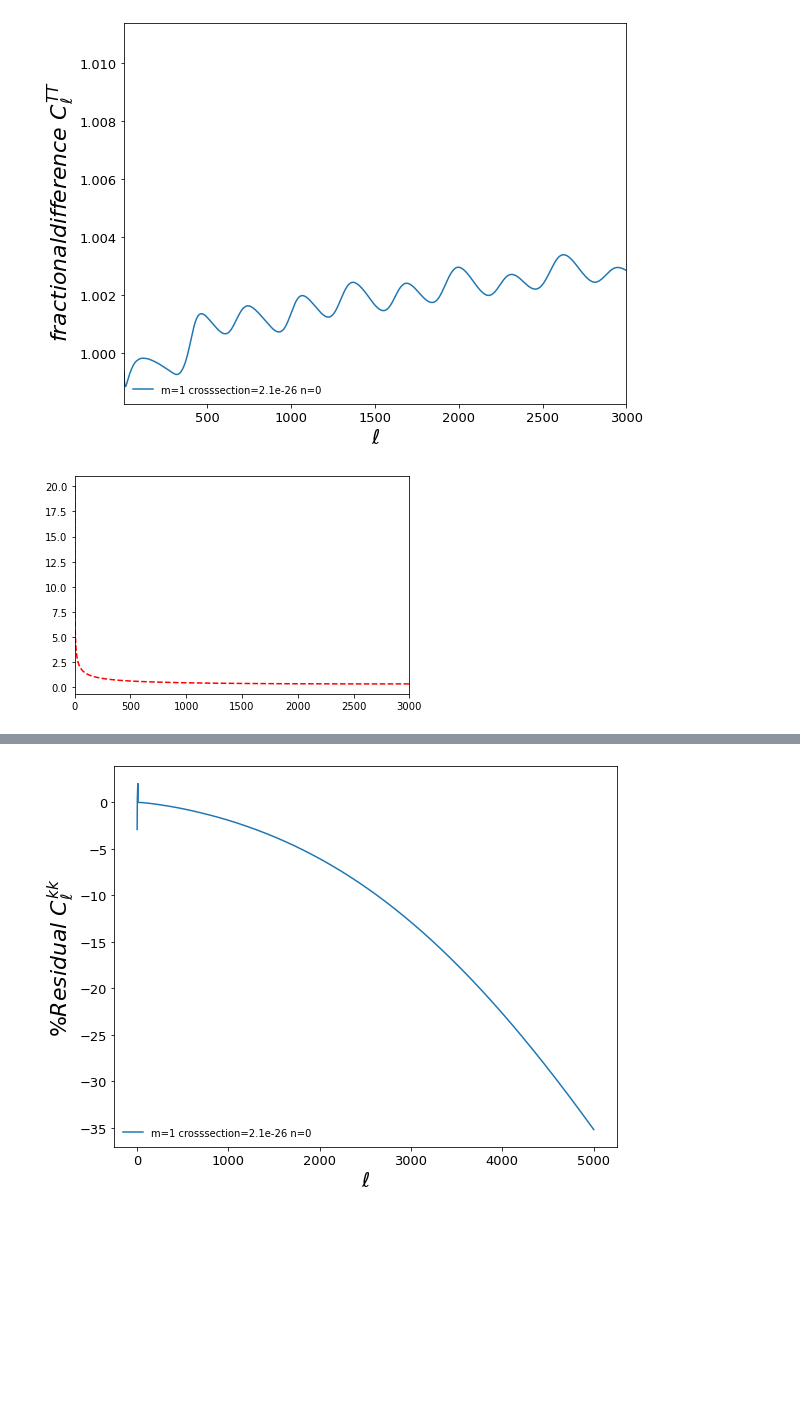
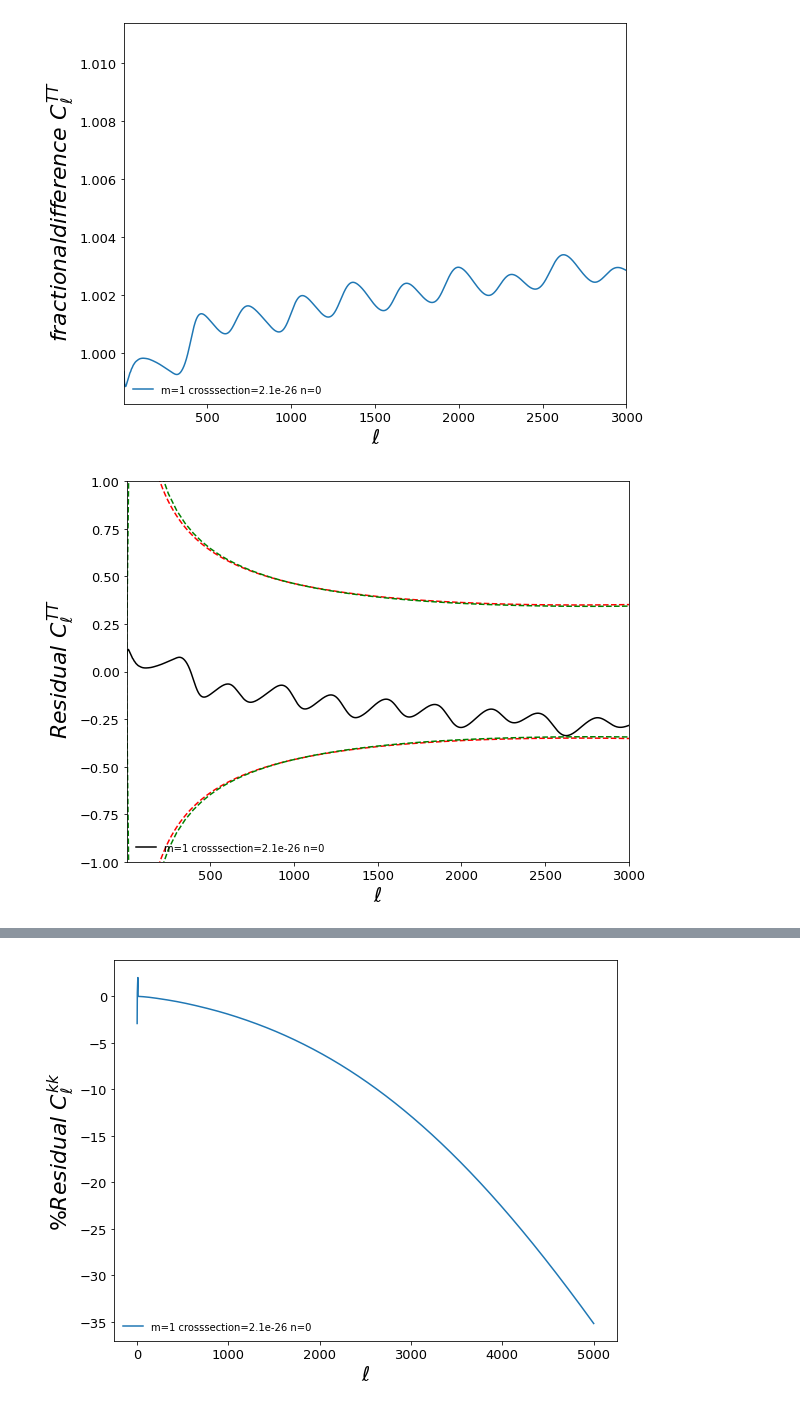
Before and after one commit to iej2106/fisher_dmb, a Jupyter notebook: residual_plots.ipynb, the cells around one changed output, grey strips where cells are left out. Cells and saved outputs as stored; diff of their text form; code cells hidden in the pictures; blank space fills up the shorter version.

```diff
--- a/residual_plots.ipynb
+++ b/residual_plots.ipynb
@@ -111,10 +111,10 @@ e_tt_p =np.sqrt(
     (2 /(2*ell_1 +1))   *   (((cl_TT_1 + (inv_w_x/(W_l**2))))**2)
                )
 
-plt.plot(ell_1,100*(e_tt_p/np.sqrt(50)), 'r--',label="tt")
-plt.plot(-ell_1,100*(e_tt_p/np.sqrt(50)), 'r--',label="tt")
+e_ee_p =np.sqrt(
+    (2 /(2*ell_1 +1))   *   (((cl_EE_1 + (inv_w_x/(W_l**2))))**2)
+               )
 
-plt.xlim(0,3000)
-plt.show()
+e_kk_p =np.sqrt(
+    (2 /(2*ell_1 +1))   *   (((Cl_kk_1 + (inv_w_x/(W_l**2))))**2)
+               )
-# %% [output]
-[figure, removed]
@@ -121,2 +146,22 @@ plt.show()
+# %%
+fig, ax = plt.subplots(figsize=(9, 7))
+plt.plot( 100*(cl_TT_2 - cl_TT_1) /cl_TT_1,'k-',label="m={} crosssection={} n={} ".format(str(dm_mass_2),str(sigma_dmb_2),str(n_power_2)))
+plt.plot(ell_1,100*(e_tt_p/np.sqrt(50)), 'r--')
+plt.plot(ell_1,-100*(e_tt_p/np.sqrt(50)), 'r--')
+plt.plot([i* 50 for i in range(len(bin_e_tt_p))], 100*(bin_e_tt_p/np.sqrt(50)), 'g--')
+plt.plot([i* 50 for i in range(len(bin_e_tt_p))], -100*(bin_e_tt_p/np.sqrt(50)), 'g--')
+
+plt.ylabel(r'$\ Residual    \ C_{\ell}^{TT}$',size=22)
+plt.xlabel(r'$\ell$',size=20)
+plt.xticks(fontsize=13)
+plt.yticks(fontsize=13)
+plt.legend(loc='lower left', frameon=False)
+plt.xlim([2, 3000])
+plt.ylim(-1,1)
+
+plt.show()
+fig.savefig("fisher_plots/residual_CL_TT_n={}_m={}_sigma_.png".format(str(n_power_2),str(dm_mass_2)))
+# %% [output]
+[figure, added]
 # %%
 fig, ax = plt.subplots(figsize=(9, 7))
```
Also changed, not shown: parts of 6 cells of this notebook.
